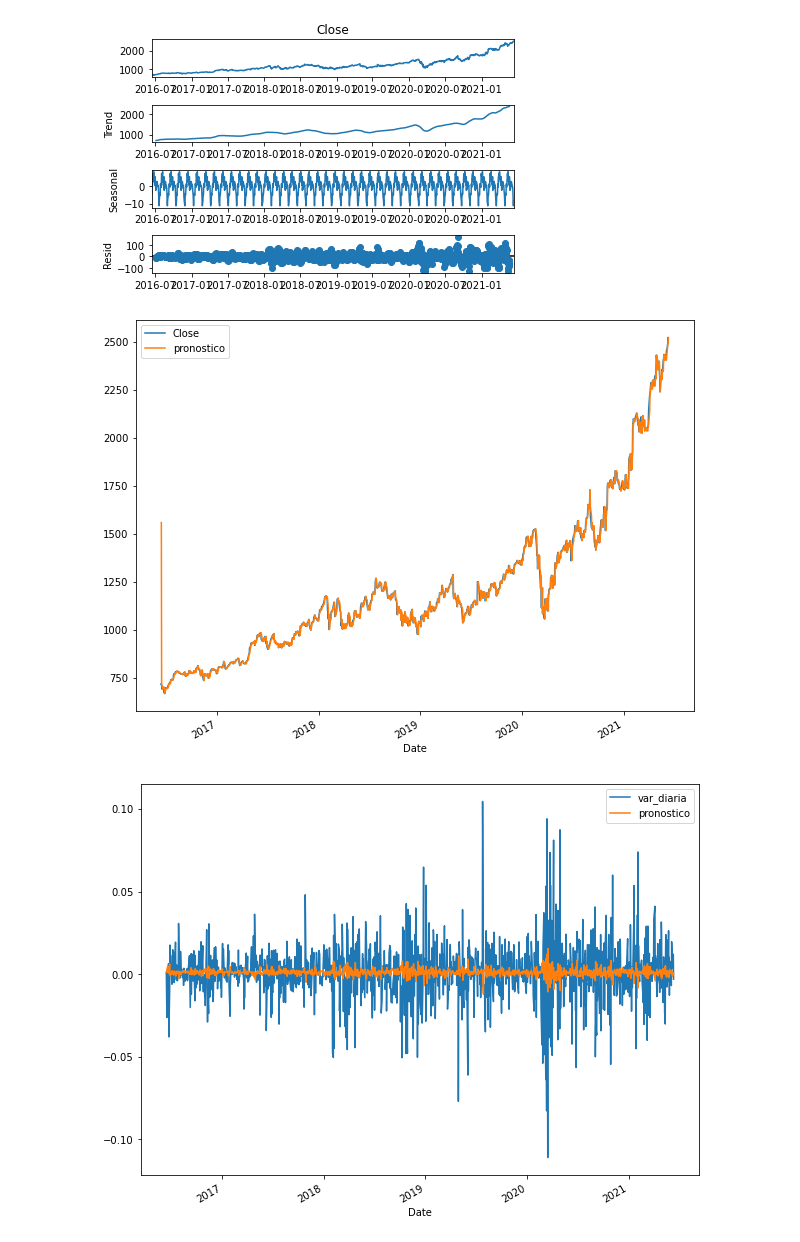
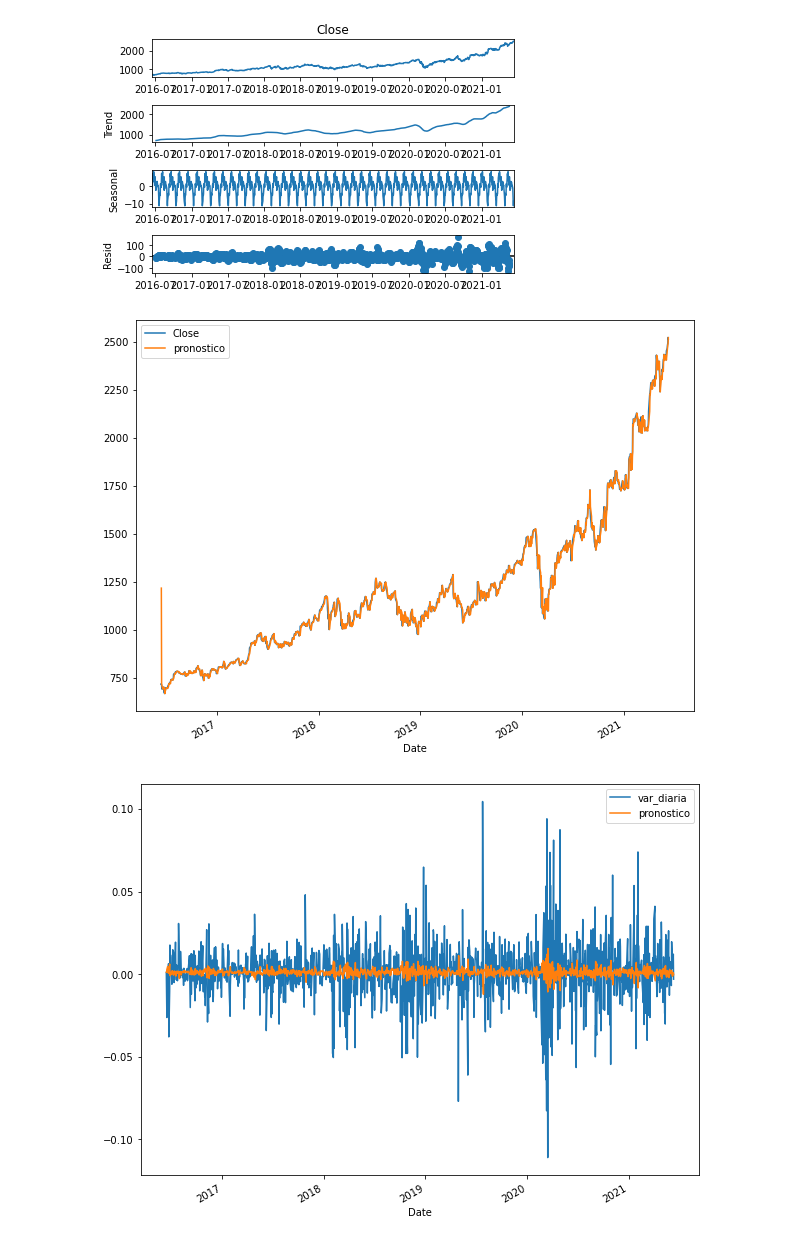
Before and after one commit to neucast/dgef-data-science, a Jupyter notebook: exercises/final_project/src/google-stock-price/Serie_Brenda.ipynb, the cells around one changed output. Drawn from its saved outputs; the diff is of its cells as text; code cells hidden in the pictures.

```diff
--- a/exercises/final_project/src/google-stock-price/Serie_Brenda.ipynb
+++ b/exercises/final_project/src/google-stock-price/Serie_Brenda.ipynb
@@ -86,11 +73,12 @@ fig = descomposicion.plot()
 # %%
 # Modelo ARIMA sobre el valor de cierre de la acción.
 modelo = sm.tsa.ARIMA(wft['Close'].iloc[1:], order=(1, 0, 0))
-resultados = modelo.fit(disp=-1)
+#resultados = modelo.fit(disp=-1)
+resultados = modelo.fit()
 wft['pronostico'] = resultados.fittedvalues
 plot = wft[['Close', 'pronostico']].plot(figsize=(10, 8))
 # %% [output]
-[figure, old version]
+[figure, new version]
 # %%
 # modelo ARIMA sobre variación diaria
 modelo = sm.tsa.ARIMA(wft['var_diaria'].iloc[1:], order=(2, 0, 0))
```
Also changed, not shown: parts of 4 cells of this notebook.
